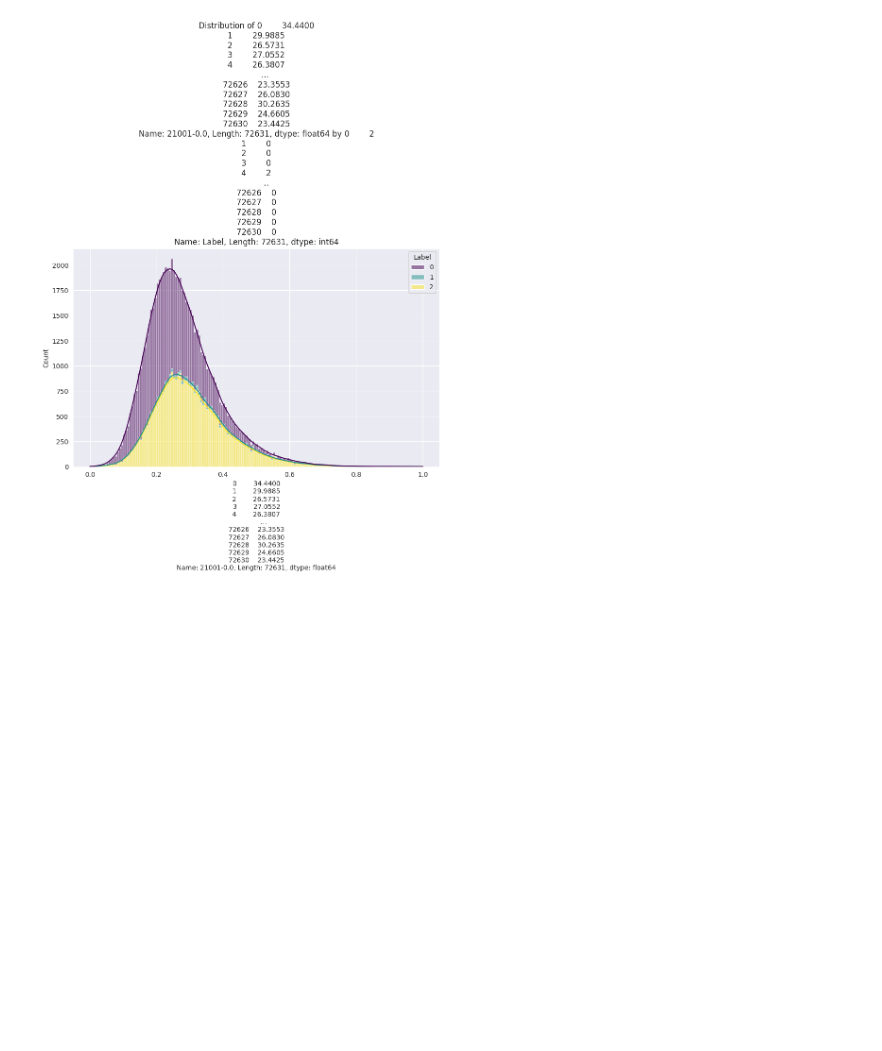
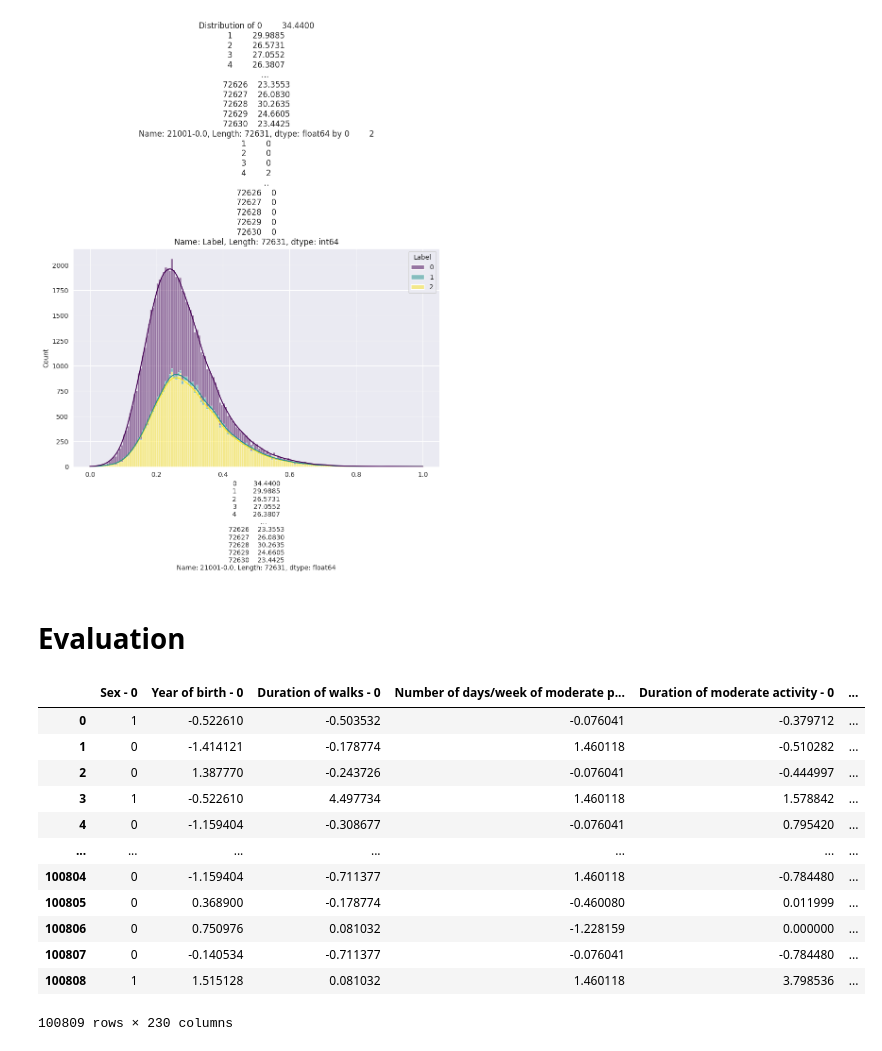
Before and after one commit to OfekShcherb/Finding-Differences-in-Diagnosis-of-Pancreatic-Cancer-and-Type-II-Diabetes-Mellitus, a Jupyter notebook: test.ipynb, the cells around one changed output. Drawn from its saved outputs; the diff is of its cells as text; code cells hidden in the pictures; blank space fills up the shorter version.

```diff
--- a/test.ipynb
+++ b/test.ipynb
@@ -179,3 +193,23 @@ for disease, disease_pattern in diseases_patterns:
     train_df[f'Siblings have {disease}'] = classify_disease(siblings_diseases, disease_pattern)
 
 train_df = train_df.drop(columns=(father_diagnosis_codes + mother_diagnosis_codes + siblings_diagnosis_codes))
+# %% [markdown]
+# Evaluation
+# %%
+test_group_df = preprocessing(test_group_df, config)
+# %%
+test_group_df
+# %% [output]
+|  | Sex - 0 | Year of birth - 0 | Duration of walks - 0 | Number of days/week of moderate p... | Duration of moderate activity - 0 | ... |
+| 0 | 1 | -0.522610 | -0.503532 | -0.076041 | -0.379712 | ... |
+| 1 | 0 | -1.414121 | -0.178774 | 1.460118 | -0.510282 | ... |
+| 2 | 0 | 1.387770 | -0.243726 | -0.076041 | -0.444997 | ... |
+| 3 | 1 | -0.522610 | 4.497734 | 1.460118 | 1.578842 | ... |
+| 4 | 0 | -1.159404 | -0.308677 | -0.076041 | 0.795420 | ... |
+| ... | ... | ... | ... | ... | ... | ... |
+| 100804 | 0 | -1.159404 | -0.711377 | 1.460118 | -0.784480 | ... |
+| 100805 | 0 | 0.368900 | -0.178774 | -0.460080 | 0.011999 | ... |
+| 100806 | 0 | 0.750976 | 0.081032 | -1.228159 | 0.000000 | ... |
+| 100807 | 0 | -0.140534 | -0.711377 | -0.076041 | -0.784480 | ... |
+| 100808 | 1 | 1.515128 | 0.081032 | 1.460118 | 3.798536 | ... |
+100809 rows × 230 columns
```
Also changed, not shown: parts of 36 cells of this notebook, 9 other files.
